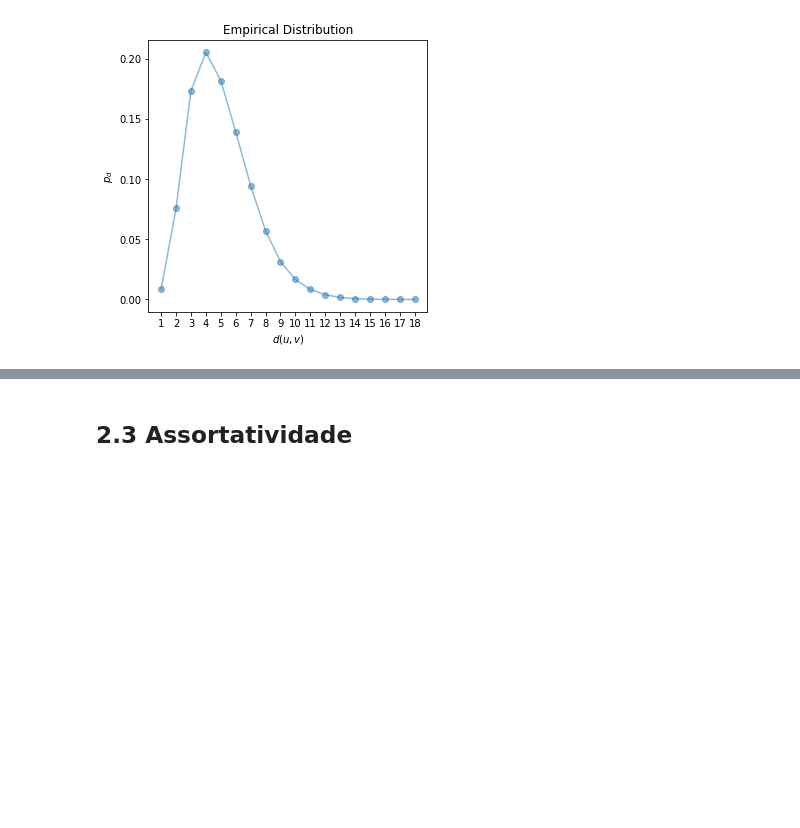
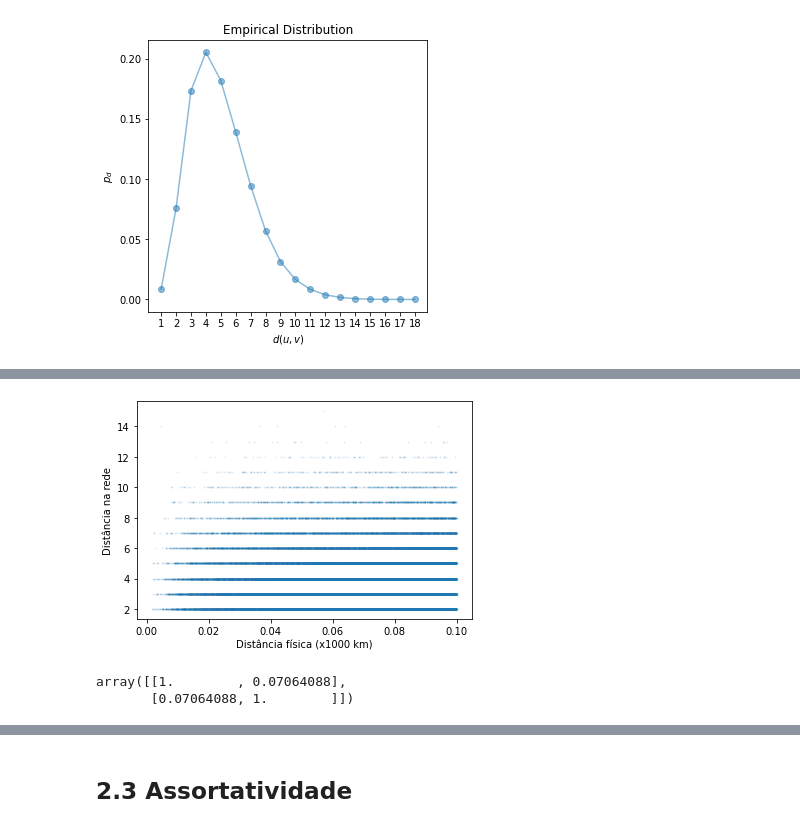
Before and after one commit to girsant/COVID_19, a Jupyter notebook: CPS765_Trab2_AnaliseCleiton.ipynb, the cells around one changed output, grey strips where cells are left out. Saved outputs shown, nothing was run; the diff lists cells and outputs as text; code cells hidden in the pictures; blank space fills up the shorter version.

```diff
--- a/CPS765_Trab2_AnaliseCleiton.ipynb
+++ b/CPS765_Trab2_AnaliseCleiton.ipynb
@@ -469,0 +494,19 @@ plt.show()
+# %%
+dr_df2 = [(dic_dist[u][v], calculaDist((S.nodes[u]['latitude'], S.nodes[u]['longitude']),(S.nodes[v]['latitude'], S.nodes[v]['longitude']))/1000)
+ for u, v, j in jaccard
+ if calculaDist((S.nodes[u]['latitude'], S.nodes[u]['longitude']),(S.nodes[v]['latitude'], S.nodes[v]['longitude']))/1000 < 0.1]
+# %%
+dr2 = np.array([dr for dr,_ in dr_df2])
+df2 = np.array([df for _,df in dr_df2])
+# %%
+plt.scatter(df2,dr2, s=1, alpha=0.1)
+plt.xlabel('Distância física (x1000 km)')
+plt.ylabel('Distância na rede')
+plt.show()
+# %% [output]
+[figure, added]
+# %%
+np.corrcoef(df2,dr2)
+# %% [output]
+array([[1.        , 0.07064088],
+       [0.07064088, 1.        ]])
```
Also changed, not shown: parts of 85 cells of this notebook.
